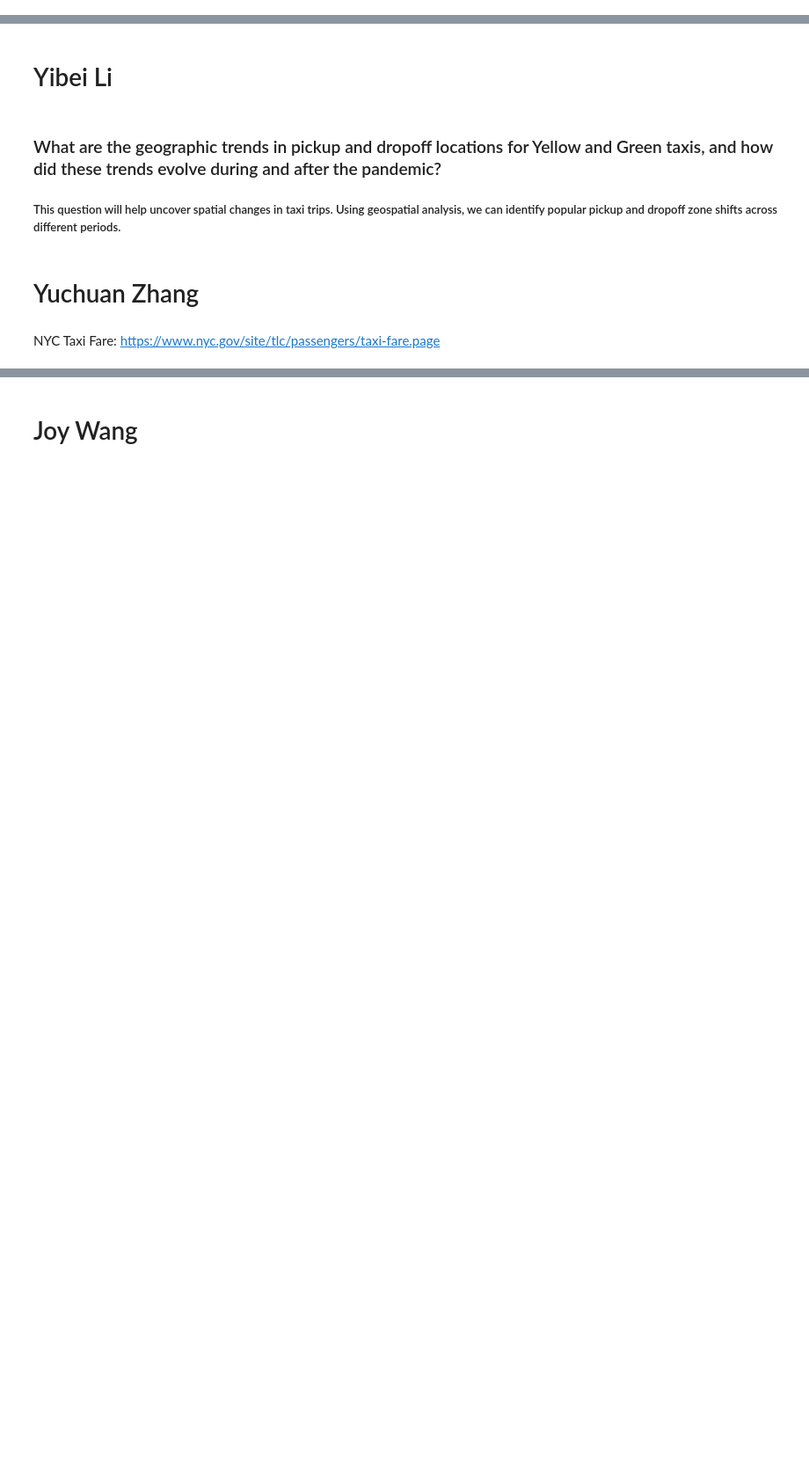
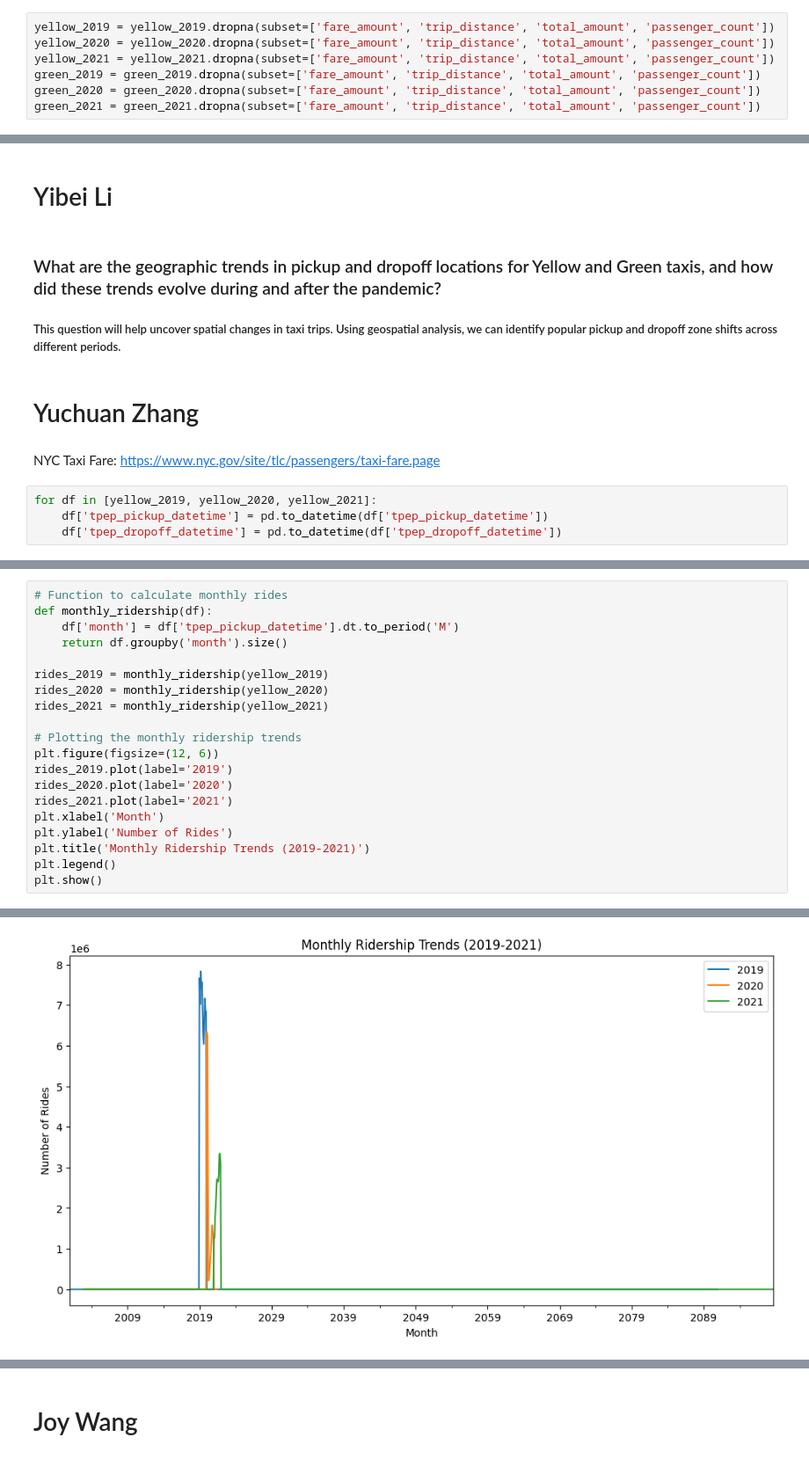
Before and after one commit to kyla2001/Analyzing-Taxi-Trip-Patterns-in-NYC-2019-2021, a Jupyter notebook: code/question.ipynb, the cells around one changed output, grey strips where cells are left out. Shown at 88% size. Drawn from its saved outputs; the diff is of its cells as text; blank space fills up the shorter version.

```diff
--- a/code/question.ipynb
+++ b/code/question.ipynb
@@ -83,3 +84,10 @@ for year in years:
 | 2 | 2 | 2021-01-01 00:45:57 | 2021-01-01 00:51:55 | N | 1.0 | 41 | ... |
 | 3 | 2 | 2020-12-31 23:57:51 | 2021-01-01 00:04:56 | N | 1.0 | 168 | ... |
 | 4 | 2 | 2021-01-01 00:16:36 | 2021-01-01 00:16:40 | N | 2.0 | 265 | ... |
+# %%
+yellow_2019 = yellow_2019.dropna(subset=['fare_amount', 'trip_distance', 'total_amount', 'passenger_count'])
+yellow_2020 = yellow_2020.dropna(subset=['fare_amount', 'trip_distance', 'total_amount', 'passenger_count'])
+yellow_2021 = yellow_2021.dropna(subset=['fare_amount', 'trip_distance', 'total_amount', 'passenger_count'])
+green_2019 = green_2019.dropna(subset=['fare_amount', 'trip_distance', 'total_amount', 'passenger_count'])
+green_2020 = green_2020.dropna(subset=['fare_amount', 'trip_distance', 'total_amount', 'passenger_count'])
+green_2021 = green_2021.dropna(subset=['fare_amount', 'trip_distance', 'total_amount', 'passenger_count'])
@@ -92,3 +116,7 @@ for year in years:
 # Yuchuan Zhang
 # %% [markdown]
 NYC Taxi Fare: https://www.nyc.gov/site/tlc/passengers/taxi-fare.page
+# %%
+for df in [yellow_2019, yellow_2020, yellow_2021]:
+    df['tpep_pickup_datetime'] = pd.to_datetime(df['tpep_pickup_datetime'])
+    df['tpep_dropoff_datetime'] = pd.to_datetime(df['tpep_dropoff_datetime'])
@@ -94,0 +134,21 @@ NYC Taxi Fare: https://www.nyc.gov/site/tlc/passengers/taxi-fare.page
+# %%
+# Function to calculate monthly rides
+def monthly_ridership(df):
+    df['month'] = df['tpep_pickup_datetime'].dt.to_period('M')
+    return df.groupby('month').size()
+
+rides_2019 = monthly_ridership(yellow_2019)
+rides_2020 = monthly_ridership(yellow_2020)
+rides_2021 = monthly_ridership(yellow_2021)
+
+# Plotting the monthly ridership trends
+plt.figure(figsize=(12, 6))
+rides_2019.plot(label='2019')
+rides_2020.plot(label='2020')
+rides_2021.plot(label='2021')
+plt.xlabel('Month')
+plt.ylabel('Number of Rides')
+plt.title('Monthly Ridership Trends (2019-2021)')
+plt.legend()
+plt.show()
+# %% [output]
@@ -94,0 +160 @@ NYC Taxi Fare: https://www.nyc.gov/site/tlc/passengers/taxi-fare.page
+[figure, added]
```
Also changed, not shown: parts of 12 cells of this notebook.
